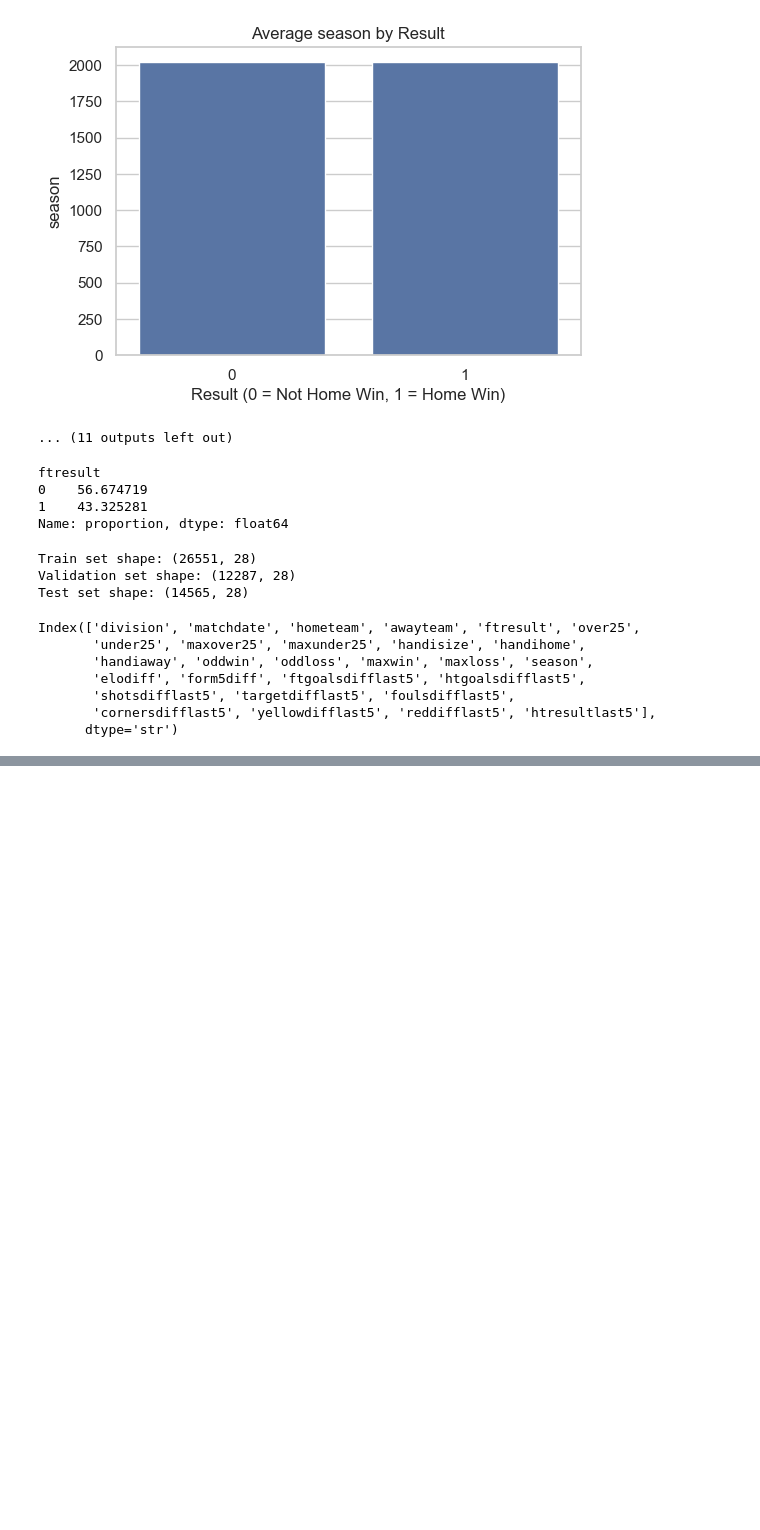
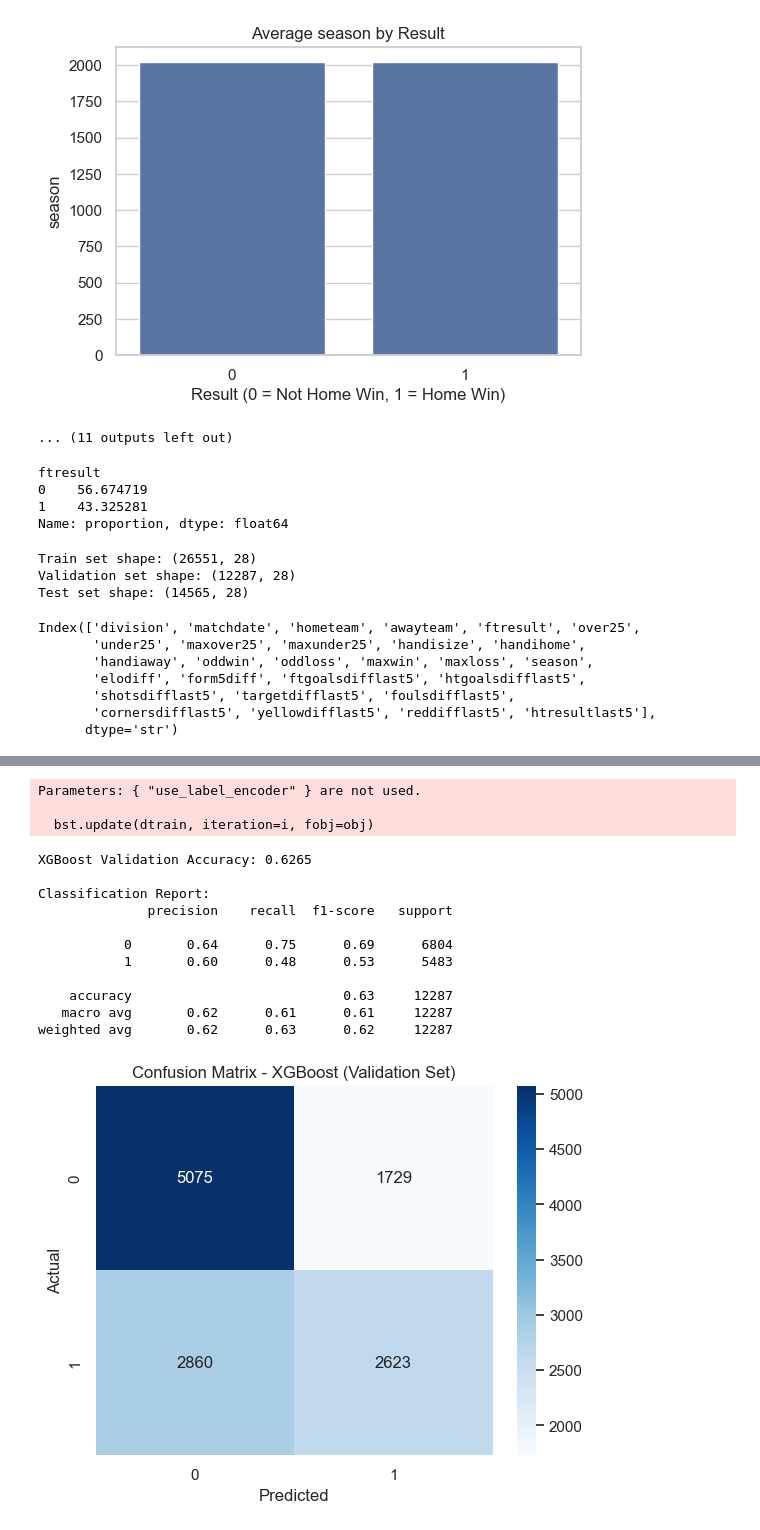
Before and after one commit to iAboud98/champions-league-winner-prediction-2025-2026, a Jupyter notebook: main.ipynb, the cells around one changed output, grey strips where cells are left out. Drawn from its saved outputs; the diff is of its cells as text; code cells hidden in the pictures; blank space fills up the shorter version.

```diff
--- a/main.ipynb
+++ b/main.ipynb
@@ -755,0 +780,35 @@ weighted avg       0.64      0.64      0.63     12287
+# %%
+from xgboost import XGBClassifier
+
+xgb_model = XGBClassifier(random_state=42, use_label_encoder=False, eval_metric='logloss')
+xgb_model.fit(train[predictors], train[target])
+
+y_pred_val_xgb = xgb_model.predict(val[predictors])
+
+accuracy_xgb = accuracy_score(val[target], y_pred_val_xgb)
+print(f"XGBoost Validation Accuracy: {accuracy_xgb:.4f}")
+print("\nClassification Report:")
+print(classification_report(val[target], y_pred_val_xgb))
+
+cm_xgb = confusion_matrix(val[target], y_pred_val_xgb)
+sns.heatmap(cm_xgb, annot=True, fmt='d', cmap='Blues')
+plt.title('Confusion Matrix - XGBoost (Validation Set)')
+plt.ylabel('Actual')
+plt.xlabel('Predicted')
+plt.show()
+# %% [output]
+Parameters: { "use_label_encoder" } are not used.
+
+  bst.update(dtrain, iteration=i, fobj=obj)
+XGBoost Validation Accuracy: 0.6265
+
+Classification Report:
+              precision    recall  f1-score   support
+
+           0       0.64      0.75      0.69      6804
+           1       0.60      0.48      0.53      5483
+
+    accuracy                           0.63     12287
+   macro avg       0.62      0.61      0.61     12287
+weighted avg       0.62      0.63      0.62     12287
+[figure, added]
```
Also changed, not shown: parts of 2 cells of this notebook.
